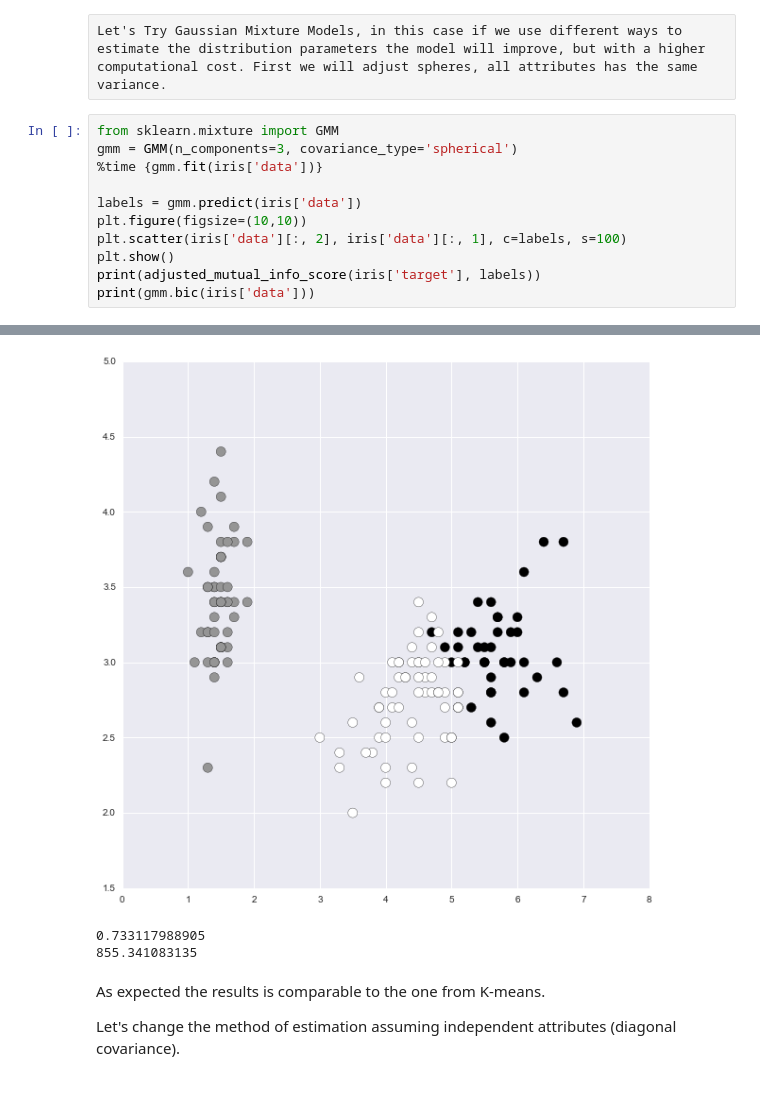
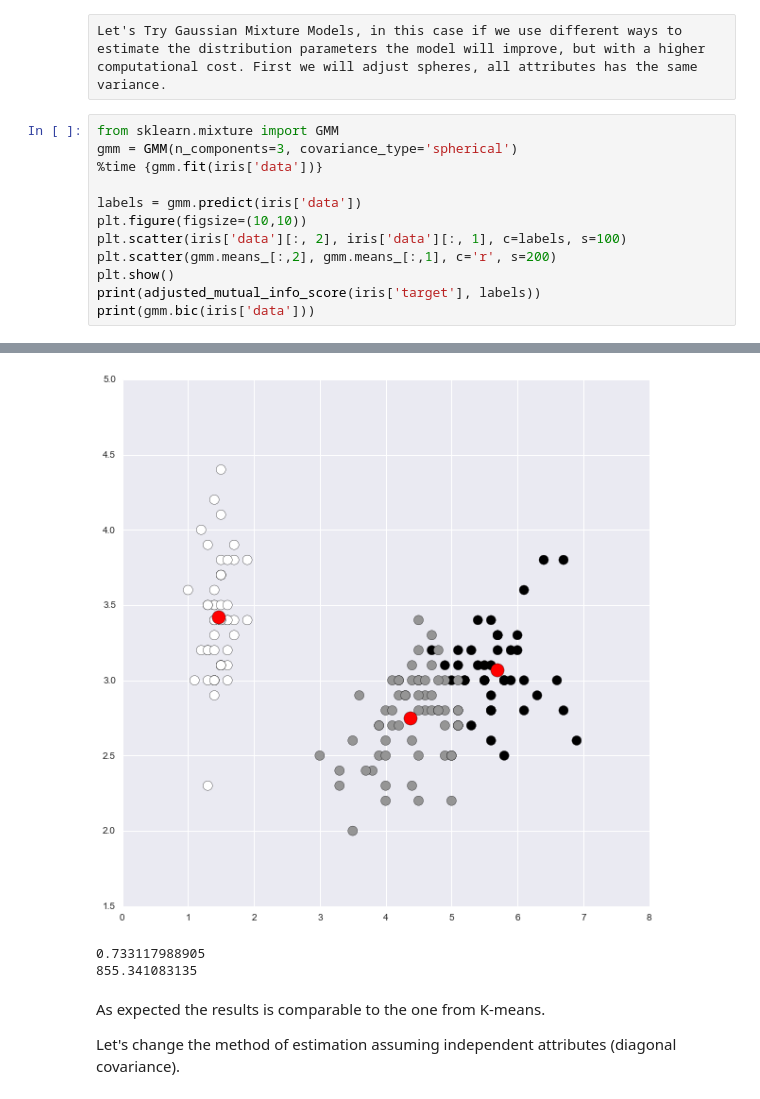
Before and after one commit to bejar/AMLTNotebooks, a Jupyter notebook: Notebooks/PrototypeClustering.ipynb, the cells around one changed output, grey strips where cells are left out. Cells and saved outputs as stored; diff of their text form.

```diff
--- a/Notebooks/PrototypeClustering.ipynb
+++ b/Notebooks/PrototypeClustering.ipynb
@@ -43,6 +44,7 @@ gmm = GMM(n_components=3, covariance_type='spherical')
 labels = gmm.predict(iris['data'])
 plt.figure(figsize=(10,10))
 plt.scatter(iris['data'][:, 2], iris['data'][:, 1], c=labels, s=100)
+plt.scatter(gmm.means_[:,2], gmm.means_[:,1], c='r', s=200)
 plt.show()
 print(adjusted_mutual_info_score(iris['target'], labels))
 print(gmm.bic(iris['data']))
@@ -52,4 +54,4 @@ Wall time: 38.4 µs
-[figure, old version]
+[figure, new version]
 0.733117988905
 855.341083135
 # %% [markdown]
```
Also changed, not shown: parts of 21 cells of this notebook, 3 other files.
